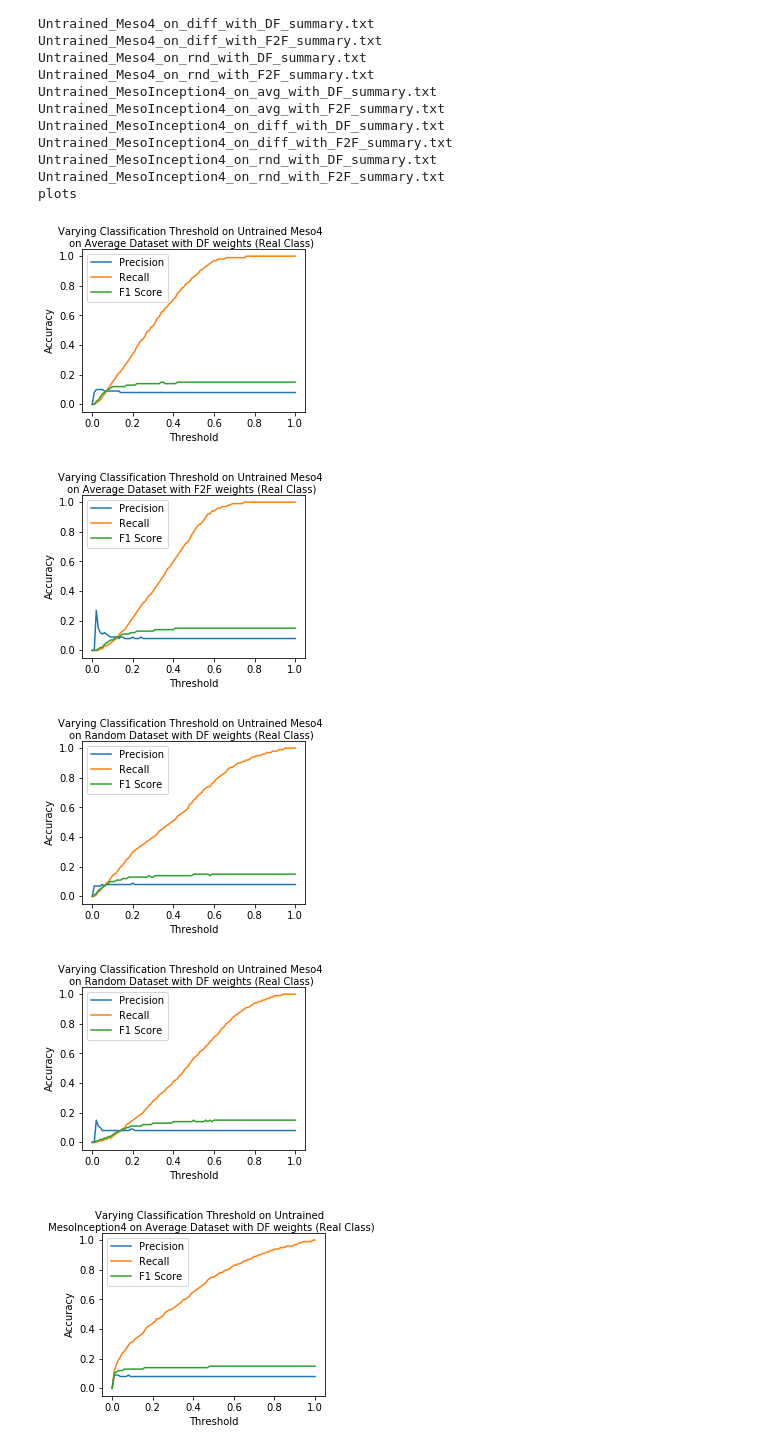
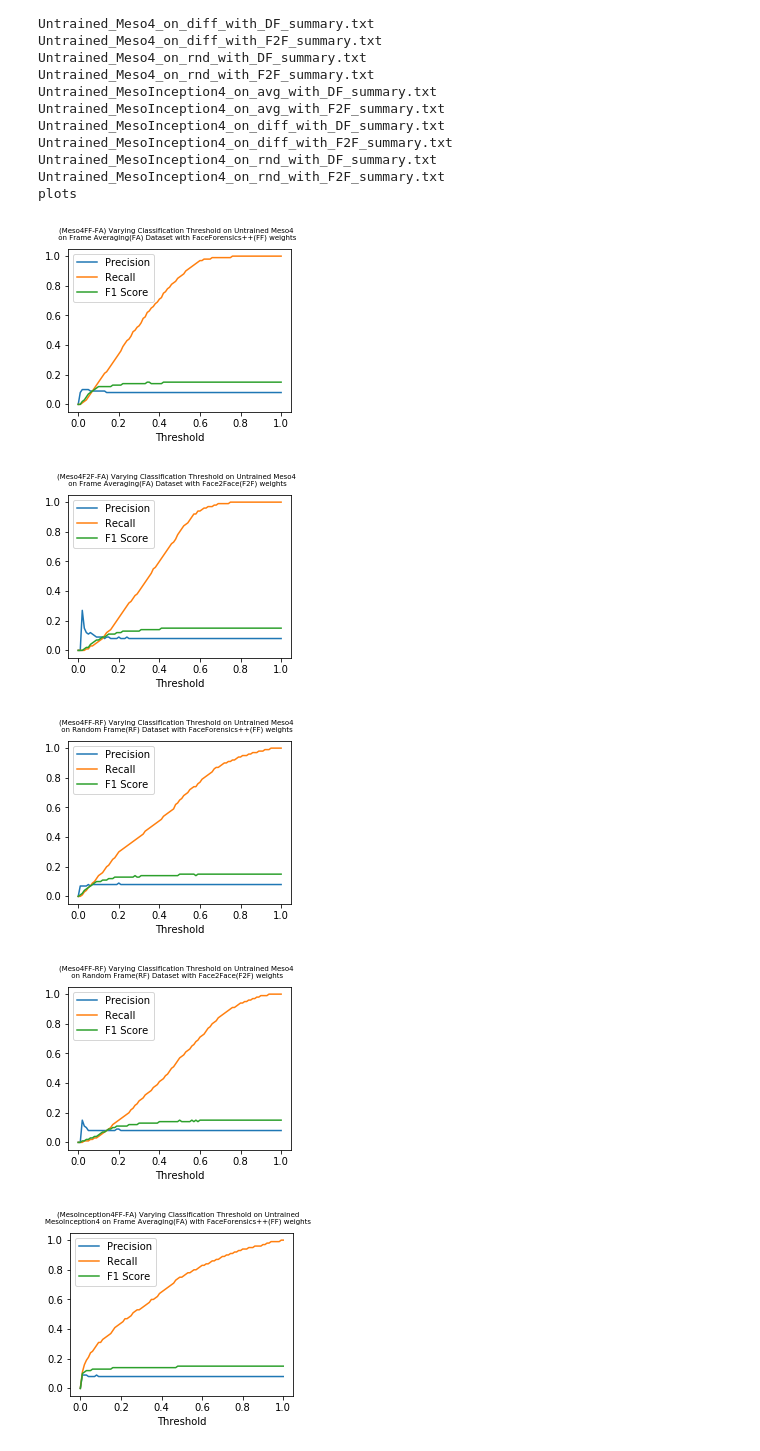
Before and after one commit to Sakib56/MLP-AutoDeepfakeDetection, a Jupyter notebook: Results/Plotting Data.ipynb, the cells around one changed output. Cells and saved outputs as stored; diff of their text form; code cells hidden in the pictures.

Commit message:
plot fixes

```diff
--- a/Results/Plotting Data.ipynb
+++ b/Results/Plotting Data.ipynb
@@ -50,9 +50,9 @@ def plot_data(file, thresholds, precisions, recalls, f1_scores, title=""):
     plt.plot(thresholds, recalls, label="Recall")
     plt.plot(thresholds, f1_scores, label="F1 Score")
     plt.xlabel('Threshold')
-    plt.ylabel('Accuracy')
+#     plt.ylabel('Accuracy')
 #     plt.title(file[:-4].replace("_", " "))
-    f.suptitle(title, fontsize=10)
+    f.suptitle(title, fontsize=7)
 #     plt.title(title, wrap=True)
     plt.legend(loc='upper left')
     plt.show()
@@ -60,29 +60,29 @@ def plot_data(file, thresholds, precisions, recalls, f1_scores, title=""):
     f.savefig("plots/"+file[:-11]+"plot.pdf", bbox_inches='tight')
 # %%
 files = []
-file1 = ("Untrained_Meso4_on_avg_with_DF_summary.txt", "Varying Classification Threshold on Untrained Meso4\n on Average Dataset with DF weights (Real Class)")
-file2 = ("Untrained_Meso4_on_avg_with_F2F_summary.txt", "Varying Classification Threshold on Untrained Meso4\n on Average Dataset with F2F weights (Real Class)")
-file3 = ("Untrained_Meso4_on_rnd_with_DF_summary.txt", "Varying Classification Threshold on Untrained Meso4\n on Random Dataset with DF weights (Real Class)")
-file4 = ("Untrained_Meso4_on_rnd_with_F2F_summary.txt", "Varying Classification Threshold on Untrained Meso4\n on Random Dataset with DF weights (Real Class)")
-file5 = ("Untrained_MesoInception4_on_avg_with_DF_summary.txt", "Varying Classification Threshold on Untrained\n MesoInception4 on Average Dataset with DF weights (Real Class)")
-file6 = ("Untrained_MesoInception4_on_avg_with_F2F_summary.txt", "Varying Classification Threshold on Untrained MesoInception4\n on Average Dataset with F2F weights (Real Class)")
-file7 = ("Untrained_MesoInception4_on_diff_with_F2F_summary.txt", "Varying Classification Threshold on Untrained MesoInception4\n on Difference Dataset with F2F Weights (Real Class)")
-file8 = ("Untrained_MesoInception4_on_diff_with_DF_summary.txt", "Varying Classification Threshold on Untrained MesoInception4\n on Difference Dataset with DF Weights (Real Class)")
-file9 = ("Untrained_MesoInception4_on_rnd_with_DF_summary.txt", "Varying Classification Threshold on Untrained MesoInception4\n on Random Dataset with DF weights (Real Class)")
-file10 = ("Untrained_MesoInception4_on_rnd_with_F2F_summary.txt", "Varying Classification Threshold on Untrained MesoInception4\n on Random Dataset with F2F weights (Real Class)")
-file11 = ("Untrained_Meso4_on_diff_with_DF_summary.txt", "Varying Classification Threshold on Untrained Meso4\n on Difference Dataset with DF weights (Real Class)")
-file12 = ("Untrained_Meso4_on_diff_with_F2F_summary.txt", "Varying Classification Threshold on Untrained Meso4\n on Difference Dataset with F2F weights (Real Class)")
-file13 = ["Minimally_Trained_MesoInception4_on_rnd_with_F2F_summary.txt", "Varying Classification Threshold on Minimally Trained\n MesoInception4 on Random Dataset with F2F weights (Real Class)"]
+file1 = ("Untrained_Meso4_on_avg_with_DF_summary.txt", "(Meso4FF-FA) Varying Classification Threshold on Untrained Meso4\n on Frame Averaging(FA) Dataset with FaceForensics++(FF) weights")
+file2 = ("Untrained_Meso4_on_avg_with_F2F_summary.txt", "(Meso4F2F-FA) Varying Classification Threshold on Untrained Meso4\n on Frame Averaging(FA) Dataset with Face2Face(F2F) weights")
+file3 = ("Untrained_Meso4_on_rnd_with_DF_summary.txt", "(Meso4FF-RF) Varying Classification Threshold on Untrained Meso4\n on Random Frame(RF) Dataset with FaceForensics++(FF) weights")
+file4 = ("Untrained_Meso4_on_rnd_with_F2F_summary.txt", "(Meso4FF-RF) Varying Classification Threshold on Untrained Meso4\n on Random Frame(RF) Dataset with Face2Face(F2F) weights")
+file5 = ("Untrained_MesoInception4_on_avg_with_DF_summary.txt", "(MesoInception4FF-FA) Varying Classification Threshold on Untrained\nMesoInception4 on Frame Averaging(FA) with FaceForensics++(FF) weights")
+file6 = ("Untrained_MesoInception4_on_avg_with_F2F_summary.txt", "(MesoInception4F2F-FA) Varying Classification Threshold on Untrained\nMesoInception4 on Frame Averaging(FA) Dataset with Face2Face++(F2F) weights")
+file7 = ("Untrained_MesoInception4_on_diff_with_F2F_summary.txt", "Varying Classification Threshold on Untrained MesoInception4\n on Difference Dataset with Face2Face(F2F)Weights")
+file8 = ("Untrained_MesoInception4_on_diff_with_DF_summary.txt", "Varying Classification Threshold on Untrained MesoInception4\n on Difference Dataset with FF Weights (Real Class)")
+file9 = ("Untrained_MesoInception4_on_rnd_with_DF_summary.txt", "(MesoInception4FF-RF) Varying Classification Threshold on Untrained\nMesoInception4 on Random Frame(RF) Dataset with FaceForensics++(FF) weights")
+file10 = ("Untrained_MesoInception4_on_rnd_with_F2F_summary.txt", "(MesoInception4F2F-RF) Varying Classification Threshold on Untrained\nMesoInception4 on Random Dataset with Face2Face(F2F) weights")
+file11 = ("Untrained_Meso4_on_diff_with_DF_summary.txt", "Varying Classification Threshold on Untrained Meso4\n on Difference Dataset with FF weights")
+file12 = ("Untrained_Meso4_on_diff_with_F2F_summary.txt", "Varying Classification Threshold on Untrained Meso4\n on Difference Dataset with Face2Face(F2F) weights")
+file13 = ["Minimally_Trained_MesoInception4_on_rnd_with_F2F_summary.txt", "(M-MesoInception4F2F-RF) Varying Classification Threshold on Minimally Trained\n MesoInception4 on Random Frame(RF) Dataset with Face2Face(F2F) weights"]
 
 
 files = [file1, file2,file3,file4, file5, file6, file7, file8, file9, file10, file11, file12, file13]
 
 for file in files:
     thresholds, precisions, recalls, f1_scores =  extract_data(file[0])
     plot_data(file[0], thresholds, precisions, recalls, f1_scores, file[1])
 # %% [output]
-[figure, old version]
+[figure, new version]
-[figure, old version]
+[figure, new version]
-[figure, old version]
+[figure, new version]
-[figure, old version]
+[figure, new version]
-[figure, old version]
+[figure, new version]
```
Also changed, not shown: parts of 1 cell of this notebook, 13 other files.
